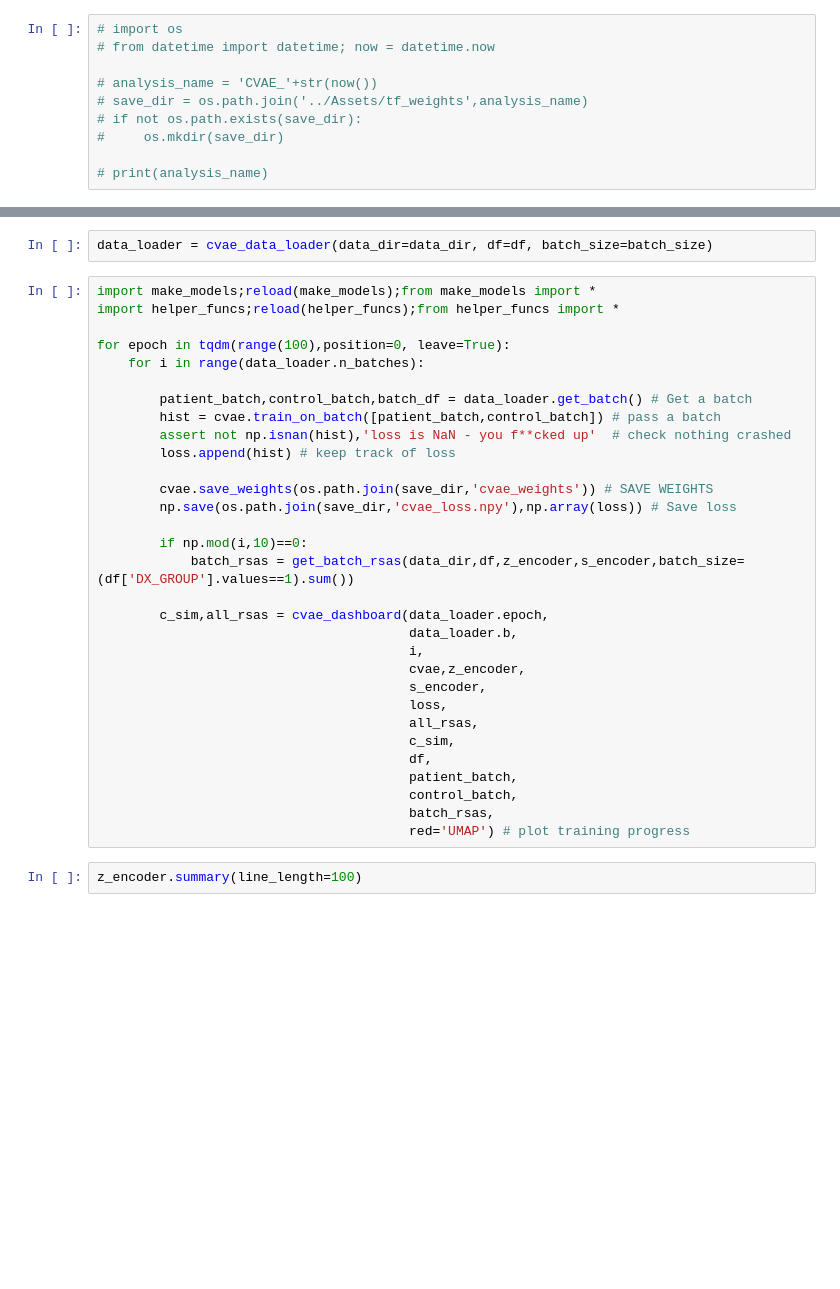
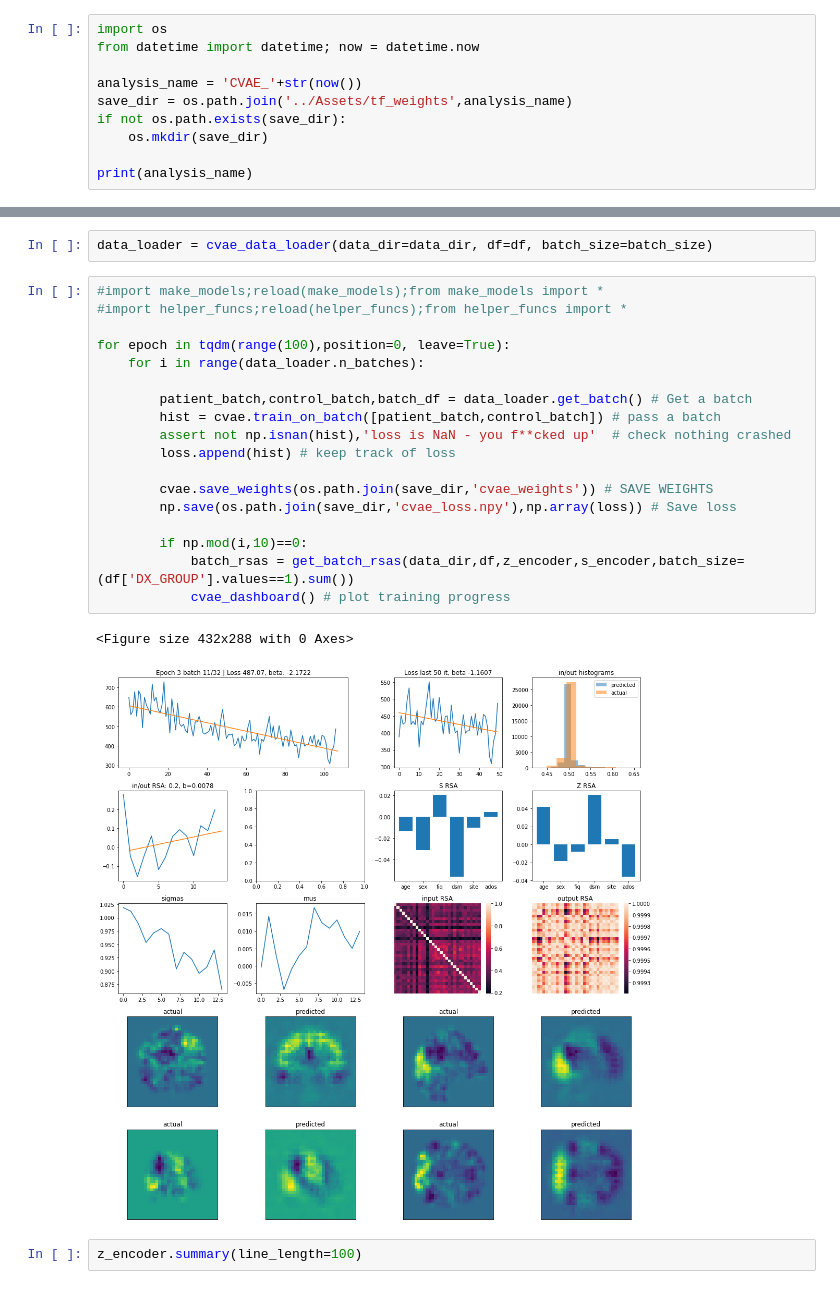
Before and after one commit to Aglinskas/BC-fMRI-AE, a Jupyter notebook: Notebooks/01-train-CVAE.ipynb, the cells around one changed output, grey strips where cells are left out. Drawn from its saved outputs; the diff is of its cells as text; blank space fills up the shorter version.

```diff
--- a/Notebooks/01-train-CVAE.ipynb
+++ b/Notebooks/01-train-CVAE.ipynb
@@ -38,12 +38,12 @@ Tue Oct 19 12:38:19 2021
 |  No running processes found                                                 |
 +-----------------------------------------------------------------------------+
 # %%
-# import os
-# from datetime import datetime; now = datetime.now
+import os
+from datetime import datetime; now = datetime.now
 
-# analysis_name = 'CVAE_'+str(now())
-# save_dir = os.path.join('../Assets/tf_weights',analysis_name)
-# if not os.path.exists(save_dir):
-#     os.mkdir(save_dir)
+analysis_name = 'CVAE_'+str(now())
+save_dir = os.path.join('../Assets/tf_weights',analysis_name)
+if not os.path.exists(save_dir):
+    os.mkdir(save_dir)
 
-# print(analysis_name)
+print(analysis_name)
@@ -170,36 +581,26 @@ all_rsas = list()
 # %%
 data_loader = cvae_data_loader(data_dir=data_dir, df=df, batch_size=batch_size)
 # %%
-import make_models;reload(make_models);from make_models import *
-import helper_funcs;reload(helper_funcs);from helper_funcs import *
+#import make_models;reload(make_models);from make_models import *
+#import helper_funcs;reload(helper_funcs);from helper_funcs import *
 
 for epoch in tqdm(range(100),position=0, leave=True):
     for i in range(data_loader.n_batches):
 
         patient_batch,control_batch,batch_df = data_loader.get_batch() # Get a batch
         hist = cvae.train_on_batch([patient_batch,control_batch]) # pass a batch
         assert not np.isnan(hist),'loss is NaN - you f**cked up'  # check nothing crashed
         loss.append(hist) # keep track of loss
 
         cvae.save_weights(os.path.join(save_dir,'cvae_weights')) # SAVE WEIGHTS
         np.save(os.path.join(save_dir,'cvae_loss.npy'),np.array(loss)) # Save loss
 
         if np.mod(i,10)==0:
             batch_rsas = get_batch_rsas(data_dir,df,z_encoder,s_encoder,batch_size=(df['DX_GROUP'].values==1).sum())
-
-        c_sim,all_rsas = cvae_dashboard(data_loader.epoch,
-                                        data_loader.b,
-                                        i,
-                                        cvae,z_encoder,
-                                        s_encoder,
-                                        loss,
-                                        all_rsas,
-                                        c_sim,
-                                        df,
-                                        patient_batch,
-                                        control_batch,
-                                        batch_rsas,
-                                        red='UMAP') # plot training progress
+            cvae_dashboard() # plot training progress
+# %% [output]
+<Figure size 432x288 with 0 Axes>
+[figure, added]
 # %%
 z_encoder.summary(line_length=100)
 # %%
```
Also changed, not shown: parts of 10 cells of this notebook, 3 other files.
